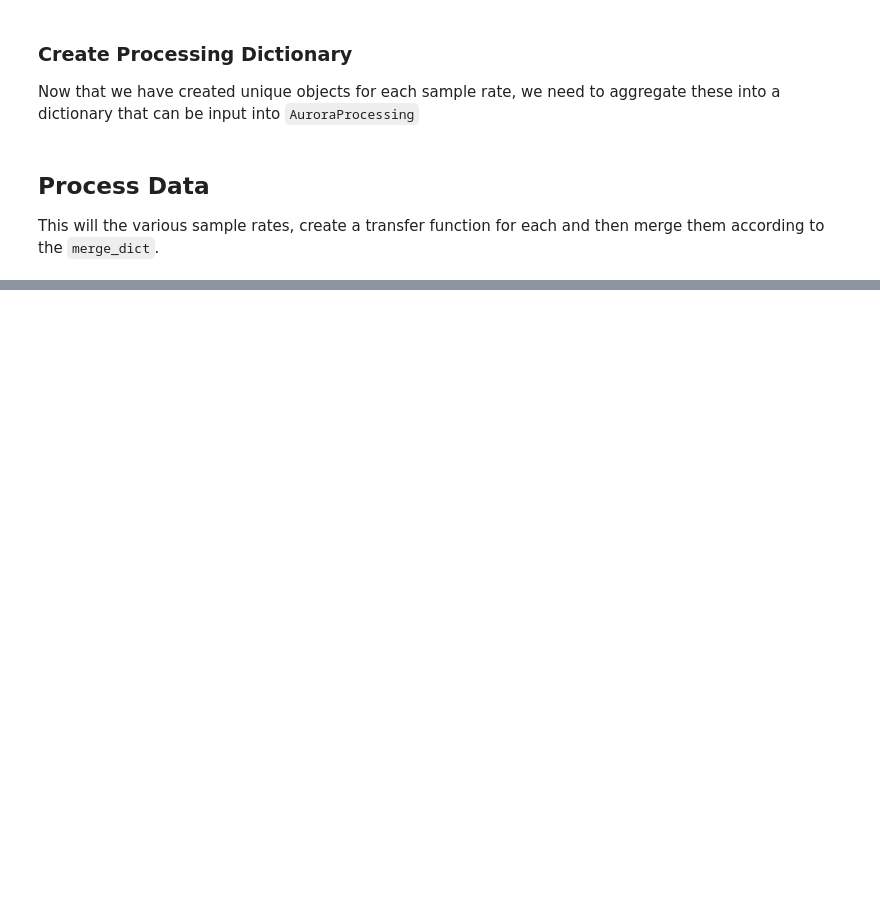
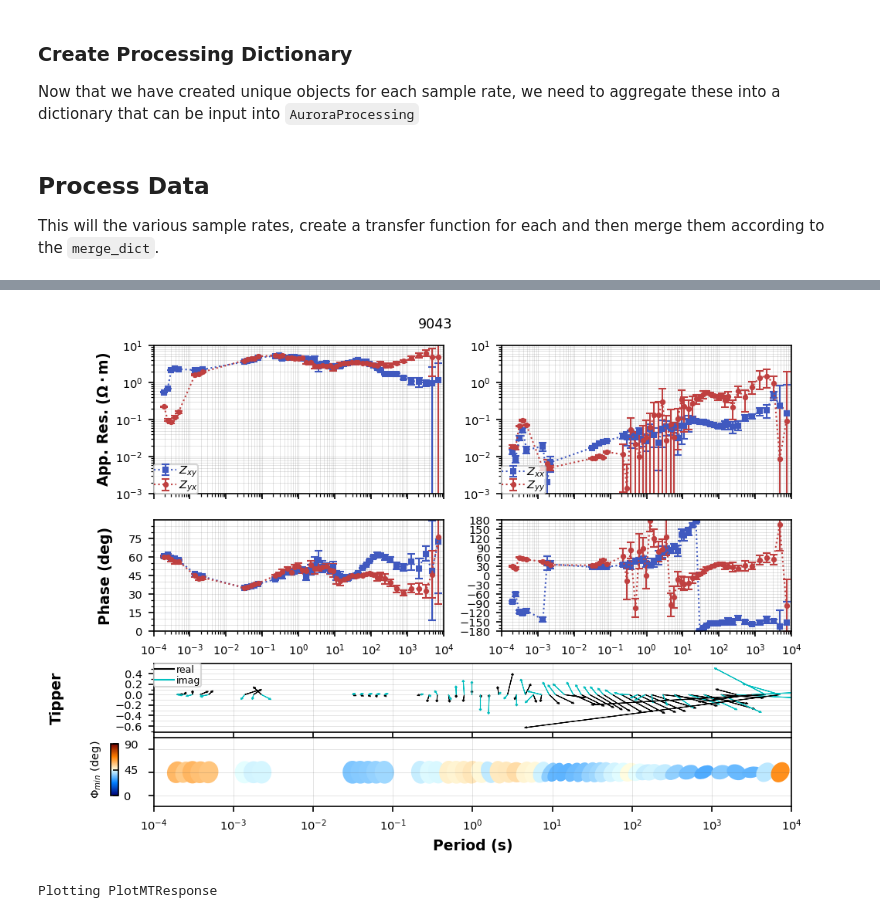
Before and after one commit to simpeg-research/earthscope-mt-course, a Jupyter notebook: notebooks/mtpy/12_aurora_processing.ipynb, the cells around one changed output, grey strips where cells are left out. Cells and saved outputs as stored; diff of their text form; code cells hidden in the pictures; blank space fills up the shorter version.

```diff
--- a/notebooks/mtpy/12_aurora_processing.ipynb
+++ b/notebooks/mtpy/12_aurora_processing.ipynb
@@ -169,0 +201,7 @@ KeyError: "not all values found in index 'input'"
+# %%
+tf_processed["combined"]["tf"].flip_phase(zyx=True, zyy=True, tzy=True, inplace=True)
+# %%
+tf_processed["combined"]["tf"].plot_mt_response(plot_num=2)
+# %% [output]
+[figure, added]
+Plotting PlotMTResponse
```
Also changed, not shown: parts of 9 cells of this notebook.
